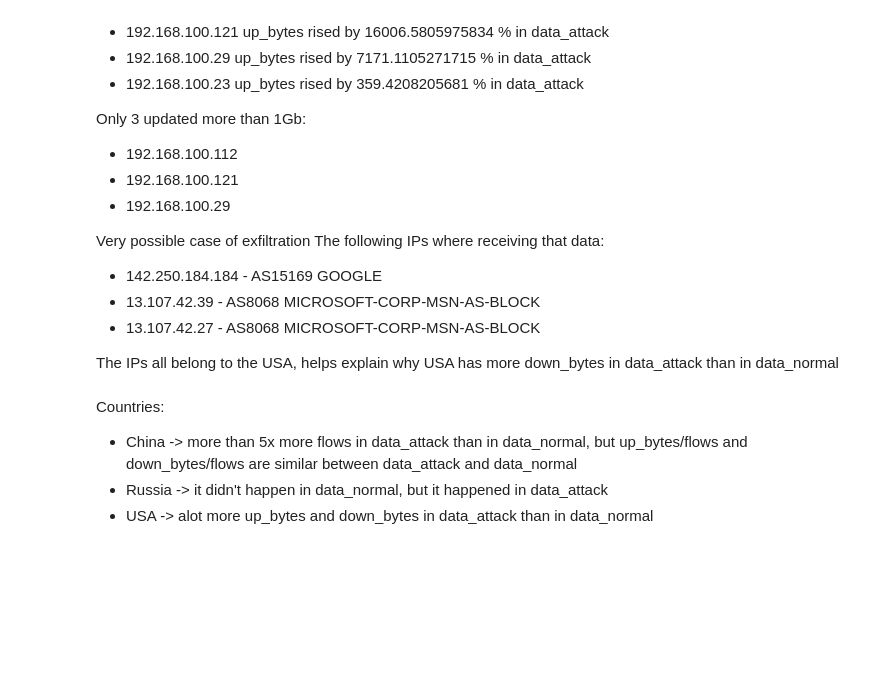
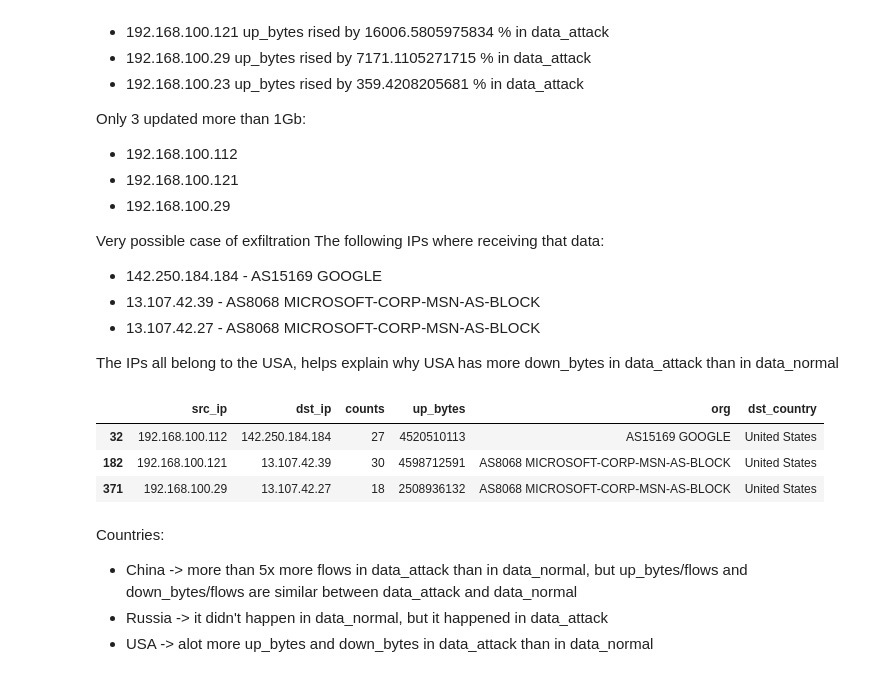
Before and after one commit to Tiagura/SRC_Project2, a Jupyter notebook: view.ipynb, the cells around one changed output. Saved outputs shown, nothing was run; the diff lists cells and outputs as text; code cells hidden in the pictures; blank space fills up the shorter version.

```diff
--- a/view.ipynb
+++ b/view.ipynb
@@ -208,10 +208,10 @@ up_bytes_stat['up_normal'] = data_normal.loc[(data_normal['src_ip'].isin(exfiltr
 up_bytes_stat['diff'] = (up_bytes_stat['up_exfiltration'] - up_bytes_stat['up_normal'])/up_bytes_stat['up_normal']*100
 
 # keep the ones that transmitted more than 1GB
-up_bytes_stat = up_bytes_stat[up_bytes_stat['up_exfiltration'] > 1000000000]
+up_bytes_stat_1gb = up_bytes_stat[up_bytes_stat['up_exfiltration'] > 1000000000]
 
 # get to know the dst_ip that have communication with the src_ip in up_bytes_stat and their org and dns
-exfiltration_stat = data_attack.loc[(data_attack['src_ip'].isin(up_bytes_stat['src_ip'])) & (data_attack['dst_ip'].apply(lambda x: ipaddress.ip_address(x).is_private)==False)]
+exfiltration_stat = data_attack.loc[(data_attack['src_ip'].isin(up_bytes_stat_1gb['src_ip'])) & (data_attack['dst_ip'].apply(lambda x: ipaddress.ip_address(x).is_private)==False)]
 
 # group by src_ip and dst_ip and count the number of flows
 exfiltration_stat = exfiltration_stat.groupby(['src_ip','dst_ip']).size().reset_index(name='counts')
@@ -219,6 +219,9 @@ exfiltration_stat = exfiltration_stat.groupby(['src_ip','dst_ip']).size().reset_
 get_up_bytes = data_attack.loc[(data_attack['src_ip'].isin(exfiltration_stat['src_ip'])) & (data_attack['dst_ip'].isin(exfiltration_stat['dst_ip']))].groupby(['src_ip','dst_ip'])['up_bytes'].sum().reset_index(name='up_bytes')
 # merge get_up_bytes with exfiltration_stat
 exfiltration_stat = pd.merge(exfiltration_stat, get_up_bytes, on=['src_ip','dst_ip'], how='inner')
+
+
+
 # keep the ones that have more than 1GB
 exfiltration_stat = exfiltration_stat[exfiltration_stat['up_bytes'] > 1000000000]
 
@@ -255,6 +258,36 @@ The following IPs where receiving that data:
 - 13.107.42.27    - AS8068 MICROSOFT-CORP-MSN-AS-BLOCK
 
 The IPs all belong to the USA, helps explain why USA has more down_bytes in data_attack than in data_normal
+# %%
+# plot up_bytes_normal vs up_bytes_attack in a bar plot
+# just for the ips in up_bytes_stat
+up_bytes_stat_plot = pd.merge(up_bytes_normal, up_bytes_attack, on=['src_ip'], how='inner')
+up_bytes_stat_plot = up_bytes_stat_plot[up_bytes_stat_plot['src_ip'].isin(up_bytes_stat['src_ip'])]
+up_bytes_stat_plot = up_bytes_stat_plot[['src_ip','up/flows_x','up/flows_y']]
+up_bytes_stat_plot = up_bytes_stat_plot.set_index('src_ip')
+# change legend names
+up_bytes_stat_plot = up_bytes_stat_plot.rename(columns={'up/flows_x': 'up/flows_normal', 'up/flows_y': 'up/flows_attack'})
+up_bytes_stat_plot.plot.bar(figsize=(20,10), title='Up Bytes per Flow', rot=0)
+# save figure as png
+plt.savefig('images/up_bytes.png')
+plt.close()
+
+
+
+# plot the how much bytes was tranmitted with ips in up_bytes_stat
+up_bytes_stat_plot = up_bytes_stat[['src_ip','up_exfiltration']]
+up_bytes_stat_plot = up_bytes_stat_plot.set_index('src_ip')
+up_bytes_stat_plot.plot.bar(figsize=(20,10), title='Up Bytes Exfiltration', rot=0)
+# save figure as png
+plt.savefig('images/up_bytes_exfiltration.png')
+plt.close()
+
+exfiltration_stat
+# %% [output]
+|  | src_ip | dst_ip | counts | up_bytes | org | dst_country |
+| 32 | 192.168.100.112 | 142.250.184.184 | 27 | 4520510113 | AS15169 GOOGLE | United States |
+| 182 | 192.168.100.121 | 13.107.42.39 | 30 | 4598712591 | AS8068 MICROSOFT-CORP-MSN-AS-BLOCK | United States |
+| 371 | 192.168.100.29 | 13.107.42.27 | 18 | 2508936132 | AS8068 MICROSOFT-CORP-MSN-AS-BLOCK | United States |
 # %%
 # COUNTRY STATISTICS
 
```
Also changed, not shown: parts of 1 cell of this notebook, 2 other files.
